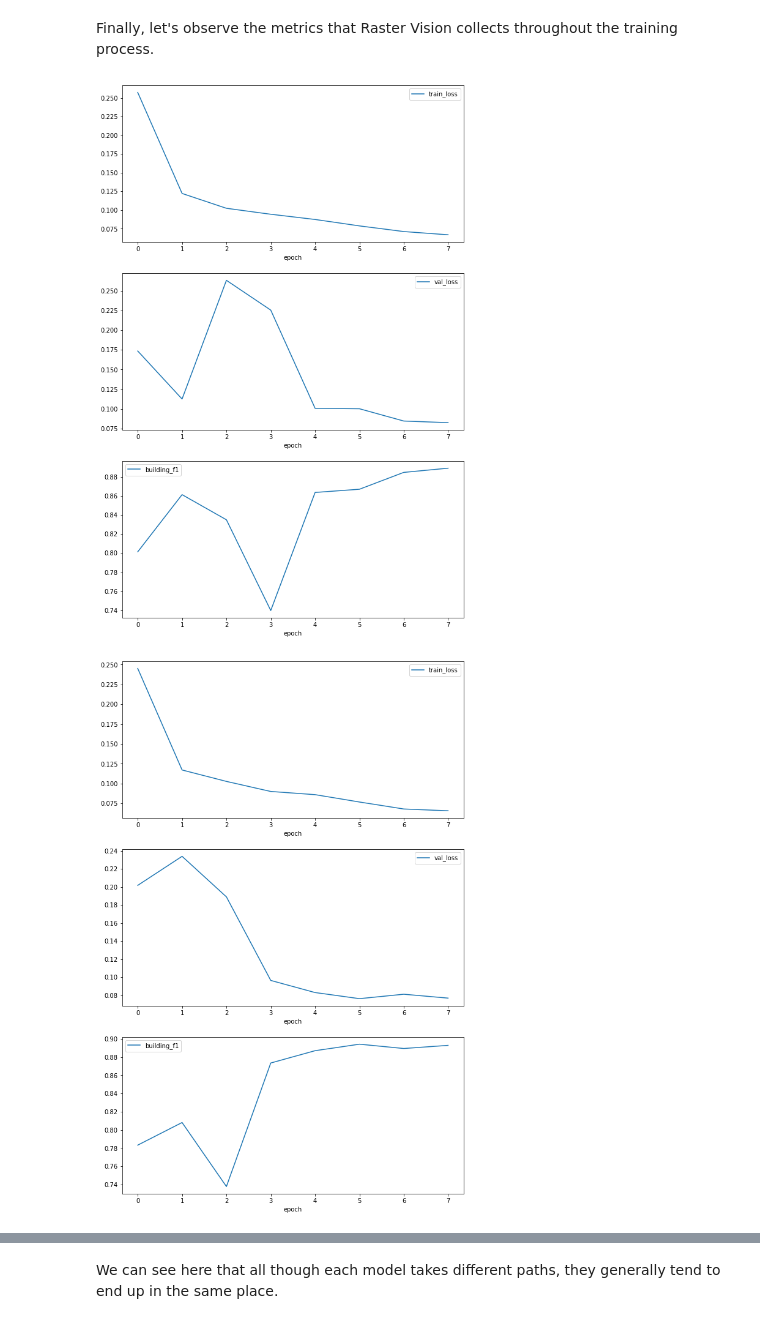
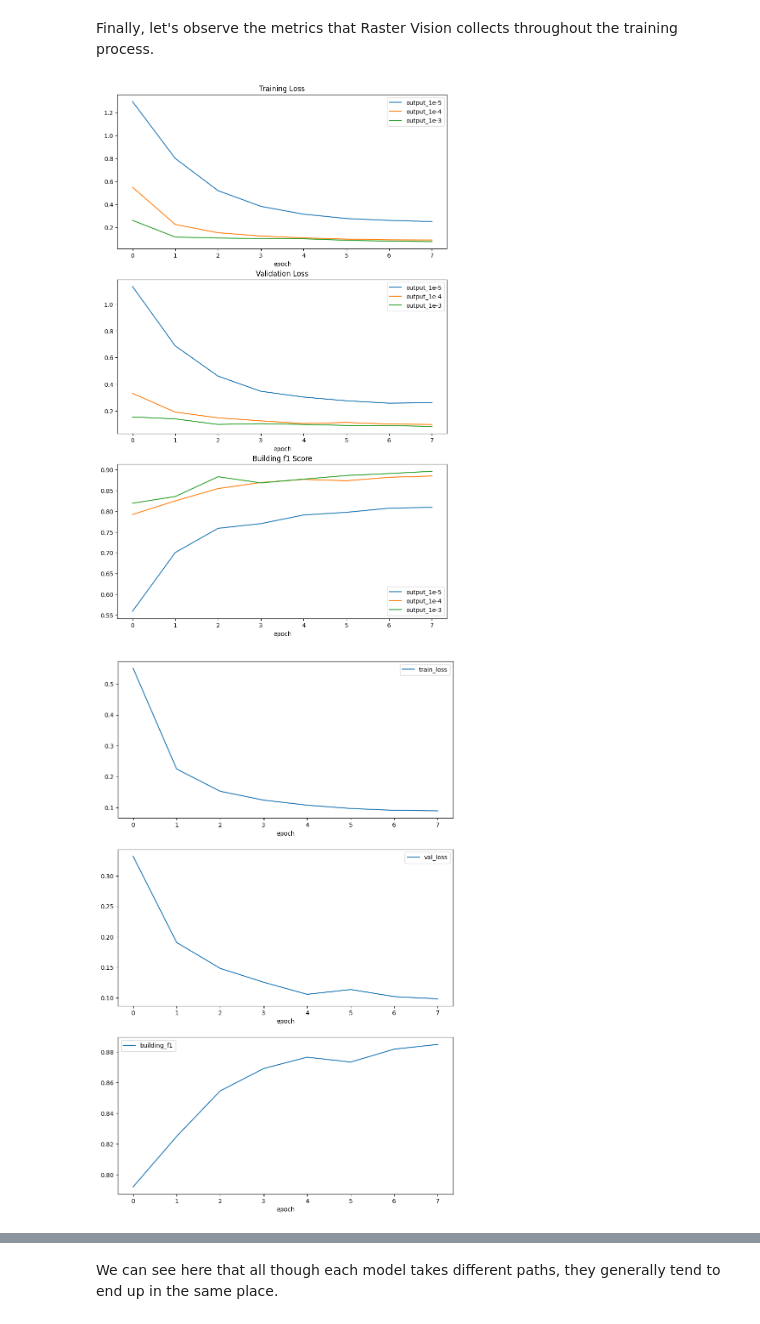
Before and after one commit to ISUgenomics/geospatialworkbook, a Jupyter notebook: tutorials/Raster_Vision_Part_8.ipynb, the cells around one changed output, grey strips where cells are left out. Drawn from its saved outputs; the diff is of its cells as text; code cells hidden in the pictures.

Commit message:
Updated plot_metrics() function to accept multiple model directories

```diff
--- a/tutorials/Raster_Vision_Part_8.ipynb
+++ b/tutorials/Raster_Vision_Part_8.ipynb
@@ -300,5 +303,5 @@ import geopandas as gpd
 # %%
 # Define your output directories for output1 and output2 so we can compare these models
-output1_path = Path("/90daydata/shared/noa.mills/rastervision/model/output_1e-3")
-output2_path = Path("/90daydata/shared/noa.mills/rastervision/model/output_1e-4")
-output3_path = Path("/90daydata/shared/noa.mills/rastervision/model/output_1e-5")
+output_1e_minus_3 = Path("/90daydata/shared/noa.mills/rastervision/model/output_1e-3")
+output_1e_minus_4 = Path("/90daydata/shared/noa.mills/rastervision/model/output_1e-4")
+output_1e_minus_5 = Path("/90daydata/shared/noa.mills/rastervision/model/output_1e-5")
@@ -367,15 +399,34 @@ def display_conf_mat(output_path: Path):
 # %% [markdown]
 Lastly, we define our function to plot our metrics during the training process.
 # %%
-def plot_metrics(output_path: Path):
-    training_metrics = pd.read_csv(output_path / 'train/log.csv')
-    training_loss = training_metrics[['epoch', 'train_loss']]
-    val_loss = training_metrics[['epoch', 'val_loss']]
-    building_f1 = training_metrics[['epoch', 'building_f1']]
-    fig, [ax1, ax2, ax3] = plt.subplots(nrows=3, figsize = (10,16))
-    training_loss.plot(x="epoch", y="train_loss", ax=ax1)
-    val_loss.plot(x="epoch", y="val_loss", ax=ax2)
-    building_f1.plot(x="epoch", y="building_f1", ax=ax3)
+def plot_metrics(output_path: list[str]):
+    # NOA CONTINUE HERE
+    training_loss = pd.DataFrame()
+    val_loss = pd.DataFrame()
+    building_f1 = pd.DataFrame()
+    list_of_outputs = []
+    for i, output in enumerate(output_path):
+        output_last_dir = str(output).split("/")[-1]
+        list_of_outputs.append(output_last_dir)
+        training_metrics = pd.read_csv(output / 'train/log.csv')
+        tl = training_metrics[['epoch', 'train_loss']]
+        vl = training_metrics[['epoch', 'val_loss']]
+        b_f1 = training_metrics[['epoch', 'building_f1']]
+        if 'epoch' not in training_loss.columns:
+            training_loss['epoch'] = tl['epoch']
+            val_loss['epoch'] = vl['epoch']
+            building_f1['epoch'] = b_f1['epoch']
+        training_loss[output_last_dir] = tl['train_loss']
+        val_loss[output_last_dir] = vl['val_loss']
+        building_f1[output_last_dir] = b_f1['building_f1']
+
+    fig, [ax1, ax2, ax3] = plt.subplots(nrows=3, figsize=(10,16))
+    training_loss.plot(x='epoch', y=list_of_outputs, ax=ax1)
+    ax1.title.set_text('Training Loss')
+    val_loss.plot(x='epoch', y=list_of_outputs, ax=ax2)
+    ax2.title.set_text('Validation Loss')
+    building_f1.plot(x='epoch', y=list_of_outputs, ax=ax3)
+    ax3.title.set_text('Building f1 Score')
 # %% [markdown]
 #### 4.3 Visualize Evaluation Metrics and Predictions
 # %% [markdown]
@@ -423,10 +484,10 @@ Before we get too bogged down in the details of this model evaluation, let's rem
 # %% [markdown]
 Finally, let's observe the metrics that Raster Vision collects throughout the training process.
 # %%
-plot_metrics(output1_path)
+plot_metrics([output_1e_minus_5, output_1e_minus_4, output_1e_minus_3])
 # %% [output]
-[figure, old version]
+[figure, new version]
 # %%
-plot_metrics(output2_path)
+plot_metrics(output_1e_minus_4)
 # %% [output]
-[figure, old version]
+[figure, new version]
```
Also changed, not shown: parts of 18 cells of this notebook.
